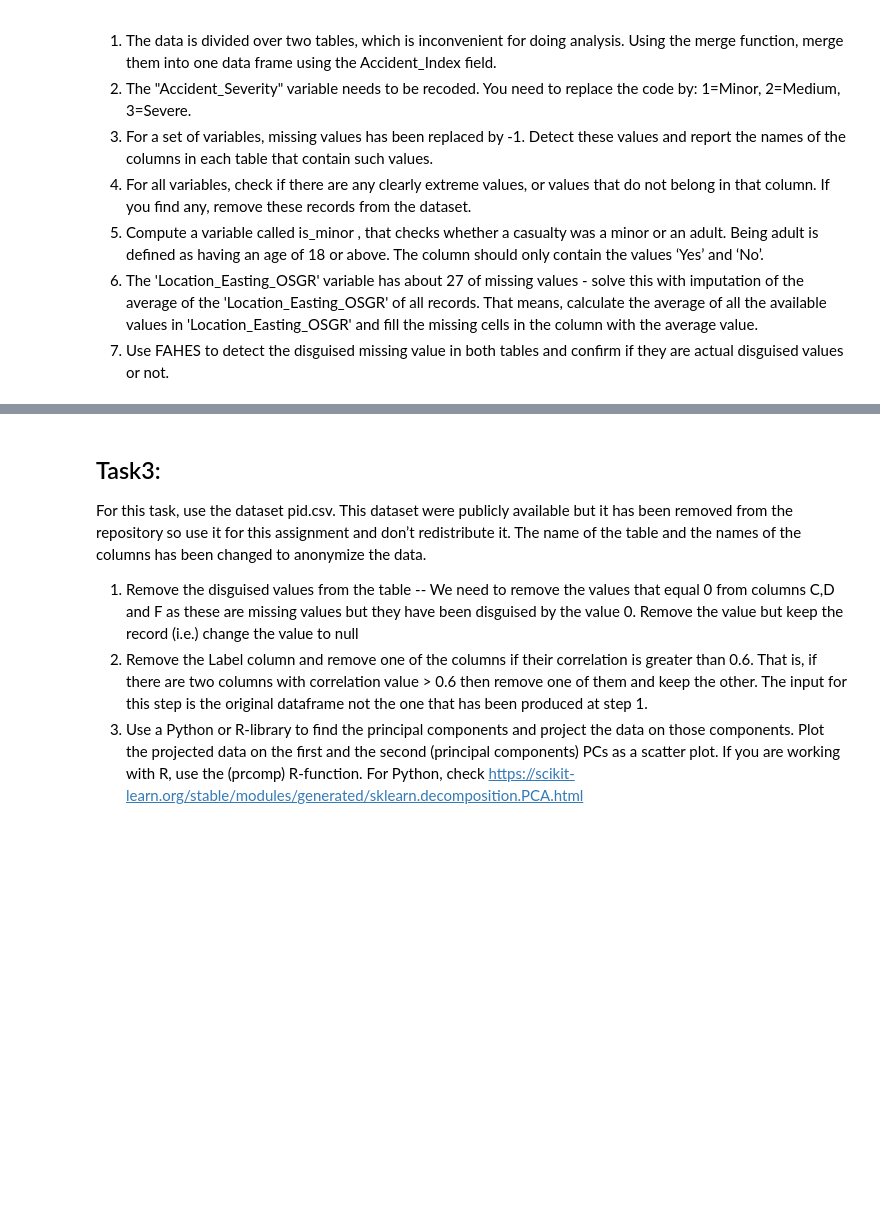
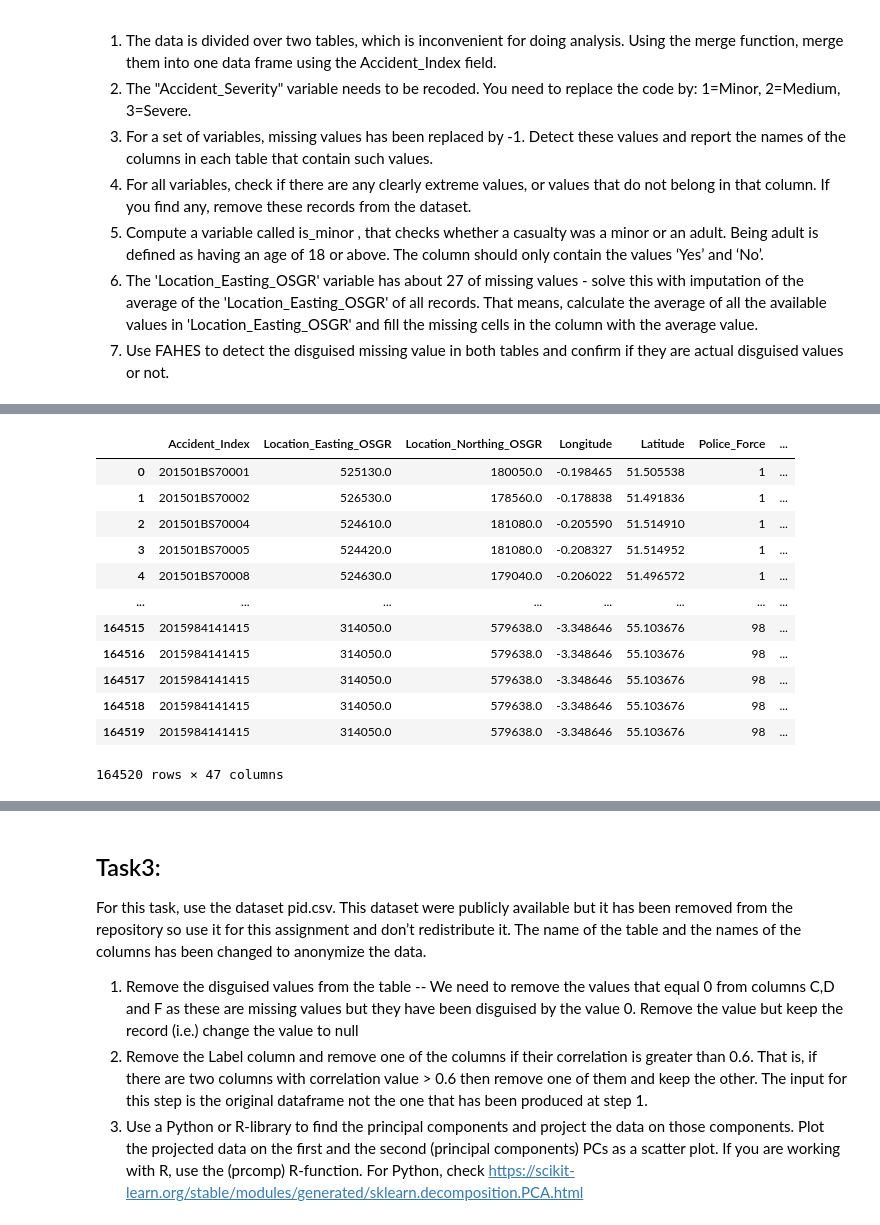
Before and after one commit to hansfranke1985/ADS, a Jupyter notebook: DataWrangling/week_6_DataPreProcessing/Assignment/Week6_Assignments.ipynb, the cells around one changed output, grey strips where cells are left out. Cells and saved outputs as stored; diff of their text form; code cells hidden in the pictures; blank space fills up the shorter version.

```diff
--- a/DataWrangling/week_6_DataPreProcessing/Assignment/Week6_Assignments.ipynb
+++ b/DataWrangling/week_6_DataPreProcessing/Assignment/Week6_Assignments.ipynb
@@ -48,0 +52,4 @@ disguised values or not.
+# %%
+#1 import and merge data frames
+accidents = pd.read_csv('Accidents_2015.csv')
+casualties = pd.read_csv('Casualties_2015.csv')
@@ -48,0 +75,18 @@ disguised values or not.
+# %%
+# Accident_index seems to be the key column to merge
+df = pd.merge(accidents, casualties)
+df
+# %% [output]
+|  | Accident_Index | Location_Easting_OSGR | Location_Northing_OSGR | Longitude | Latitude | Police_Force | ... |
+| 0 | 201501BS70001 | 525130.0 | 180050.0 | -0.198465 | 51.505538 | 1 | ... |
+| 1 | 201501BS70002 | 526530.0 | 178560.0 | -0.178838 | 51.491836 | 1 | ... |
+| 2 | 201501BS70004 | 524610.0 | 181080.0 | -0.205590 | 51.514910 | 1 | ... |
+| 3 | 201501BS70005 | 524420.0 | 181080.0 | -0.208327 | 51.514952 | 1 | ... |
+| 4 | 201501BS70008 | 524630.0 | 179040.0 | -0.206022 | 51.496572 | 1 | ... |
+| ... | ... | ... | ... | ... | ... | ... | ... |
+| 164515 | 2015984141415 | 314050.0 | 579638.0 | -3.348646 | 55.103676 | 98 | ... |
+| 164516 | 2015984141415 | 314050.0 | 579638.0 | -3.348646 | 55.103676 | 98 | ... |
+| 164517 | 2015984141415 | 314050.0 | 579638.0 | -3.348646 | 55.103676 | 98 | ... |
+| 164518 | 2015984141415 | 314050.0 | 579638.0 | -3.348646 | 55.103676 | 98 | ... |
+| 164519 | 2015984141415 | 314050.0 | 579638.0 | -3.348646 | 55.103676 | 98 | ... |
+164520 rows × 47 columns
```
Also changed, not shown: parts of 22 cells of this notebook.
